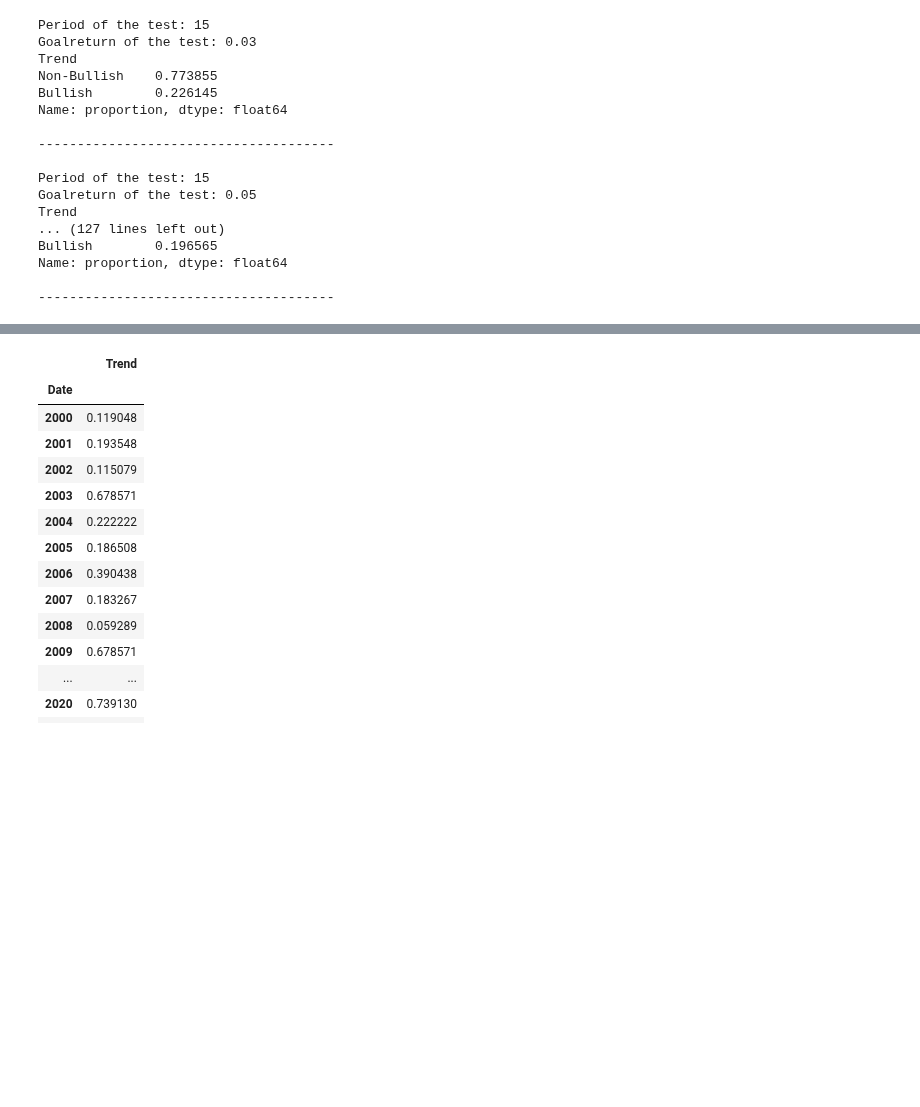
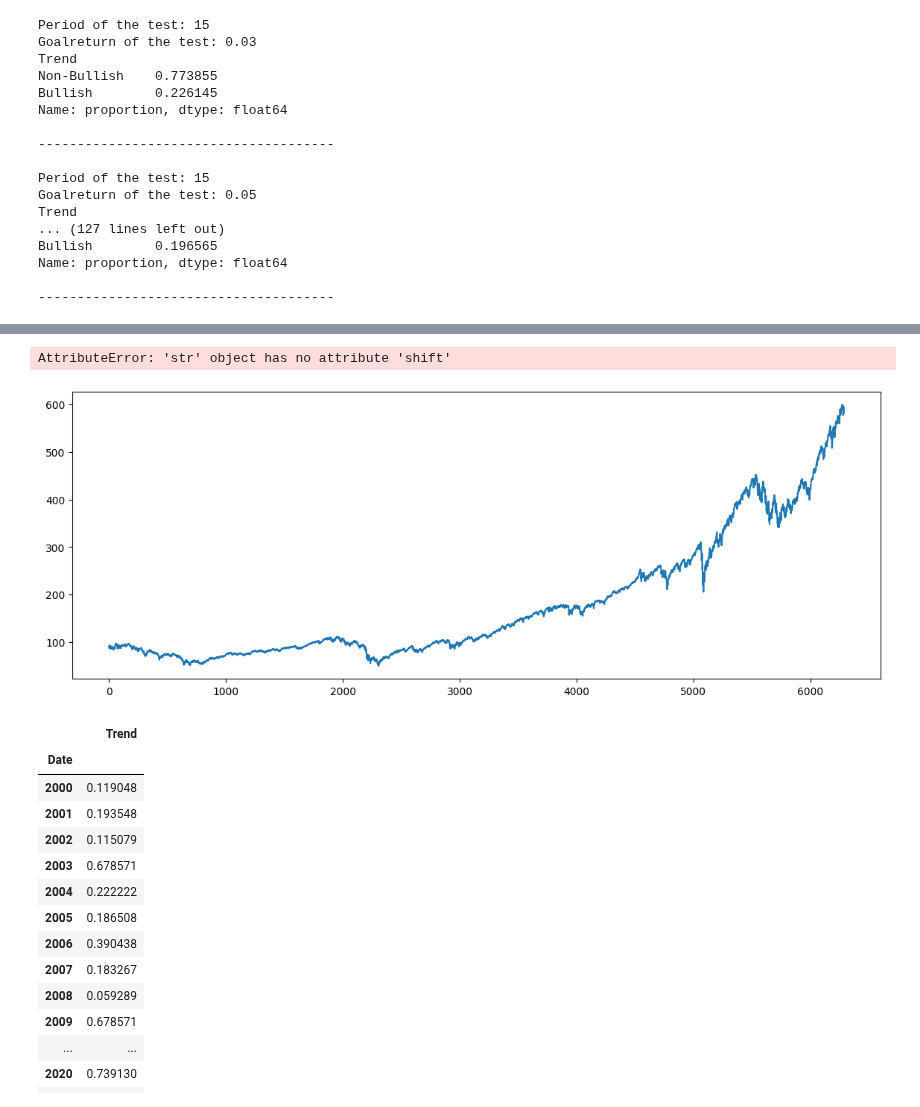
Before and after one commit to Bissapinho/Trend-classifier, a Jupyter notebook: notebooks/target_testing.ipynb, the cells around one changed output, grey strips where cells are left out. Saved outputs shown, nothing was run; the diff lists cells and outputs as text; code cells hidden in the pictures; blank space fills up the shorter version.

```diff
--- a/notebooks/target_testing.ipynb
+++ b/notebooks/target_testing.ipynb
@@ -88,0 +86,7 @@ Name: proportion, dtype: float64
+# %%
+df1 = spy.copy()
+df1 = add_all_features(df1)
+df1 = add_target(df1, period=60, goalreturn=0.05)
+
+df1 = df1.drop(['Dividends', 'Stock Splits', 'Capital Gains'], axis=1)
+df1.head()
@@ -89,3 +100,30 @@ Name: proportion, dtype: float64
+# %%
+import matplotlib.pyplot as plt
+import numpy as np
+
+fig, ax = plt.subplots(figsize = (14,5))
+ax.plot(df1['Close'])
+
+colors = {'Bullish': '0.95',
+          'Non-Bullish': '0.8'}
+
+coords = {}
+for index, row in df1.iterrows():
+    if row['Trend'] != row['Trend'].shift(1):
+        coords[row['Trend']] = row
+
+    if len(coords) == 2:
+        ax.axvspan(coords.values()[0], coords.values()[1], color=colors[coords[0]])
+        coords.clear()
+
+
+
+fig.title('Target vs SPY price')
+fig.xlabel('Time unit')
+fig.ylabel('Price')
+# %% [output]
+AttributeError: 'str' object has no attribute 'shift'
+[figure, added]
 # %%
 dates = df1['Date'].astype(str).apply(lambda x: x[:4])
 dates
```
Also changed, not shown: parts of 7 cells of this notebook.
